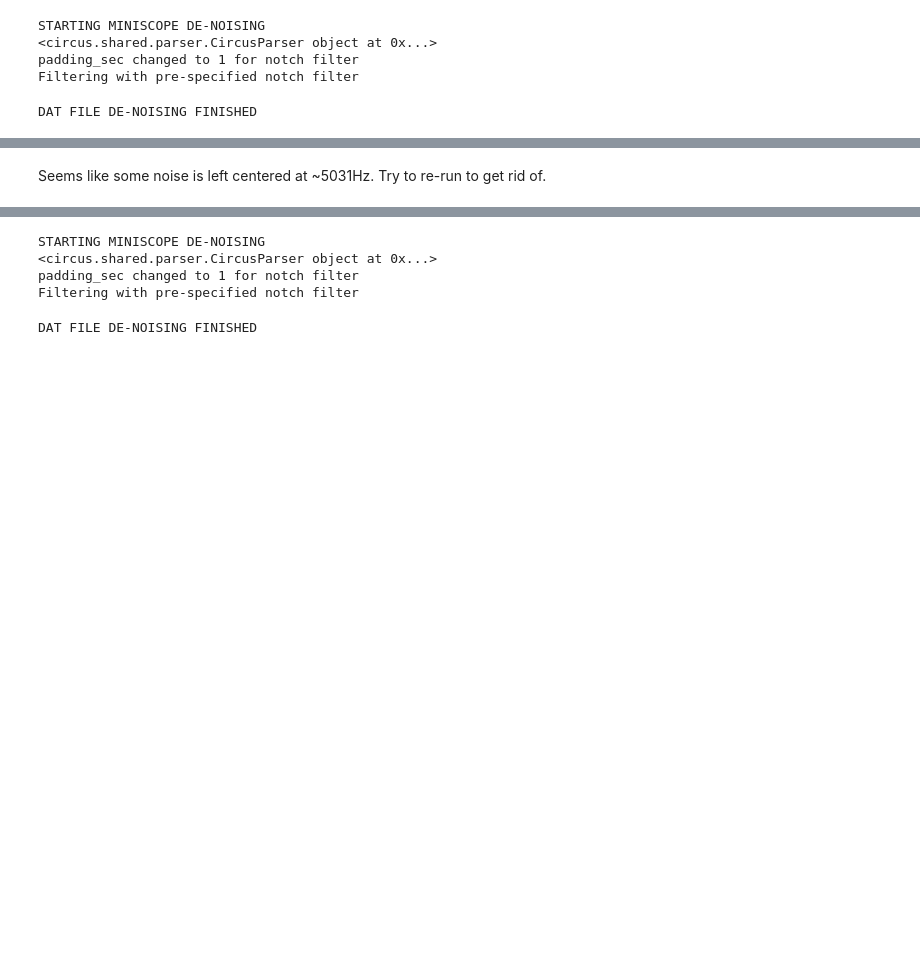
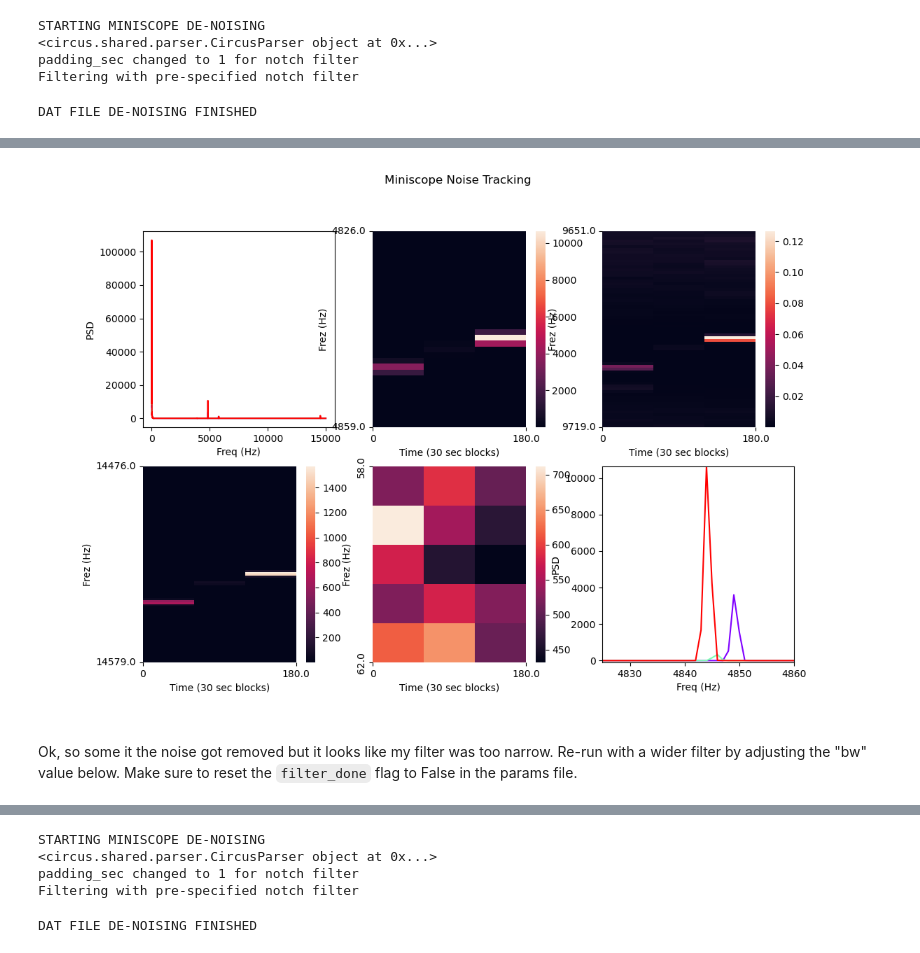
Before and after one commit to diba-lab/NeuroPy, a Jupyter notebook: notebooks/Miniscope_Denoise.ipynb, the cells around one changed output, grey strips where cells are left out. Saved outputs shown, nothing was run; the diff lists cells and outputs as text; code cells hidden in the pictures; blank space fills up the shorter version.

```diff
--- a/notebooks/Miniscope_Denoise.ipynb
+++ b/notebooks/Miniscope_Denoise.ipynb
@@ -98,12 +95,8 @@ DAT FILE DE-NOISING FINISHED
 # %%
-%matplotlib notebook
-datfile = BinarysignalIO(Path(os.getcwd()) / dat_filename,
-                         n_channels=35, sampling_rate=30000)
+%matplotlib widget
+datfile = BinarysignalIO(dat_filename, n_channels=1, sampling_rate=30000)
 
 signal = datfile.get_signal()
-f_full, Pxx_full = plot_miniscope_noise(signal, 23, interval_sec=90, remove_disconnects=True,
+f_full, Pxx_full = plot_miniscope_noise(signal, ch=0, interval_sec=90, remove_disconnects=True,
                                         EWLnoise_range=(4825, 4860))
-
-f_full, Pxx_full = plot_miniscope_noise(signal, 23, interval_sec=90, remove_disconnects=True,
-                                        EWLnoise_range=(5020, 5045))
 # %% [output]
@@ -114,3 +103,4 @@ f_full, Pxx_full = plot_miniscope_noise(signal, 23, interval_sec=90, remove_disc
+[figure, added]
 # %% [markdown]
-Seems like some noise is left centered at ~5031Hz. Try to re-run to get rid of.
+Ok, so some it the noise got removed but it looks like my filter was too narrow. Re-run with a wider filter by adjusting the "bw" value below.  Make sure to reset the `filter_done` flag to False in the params file.
 # %%
```
Also changed, not shown: parts of 24 cells of this notebook.
